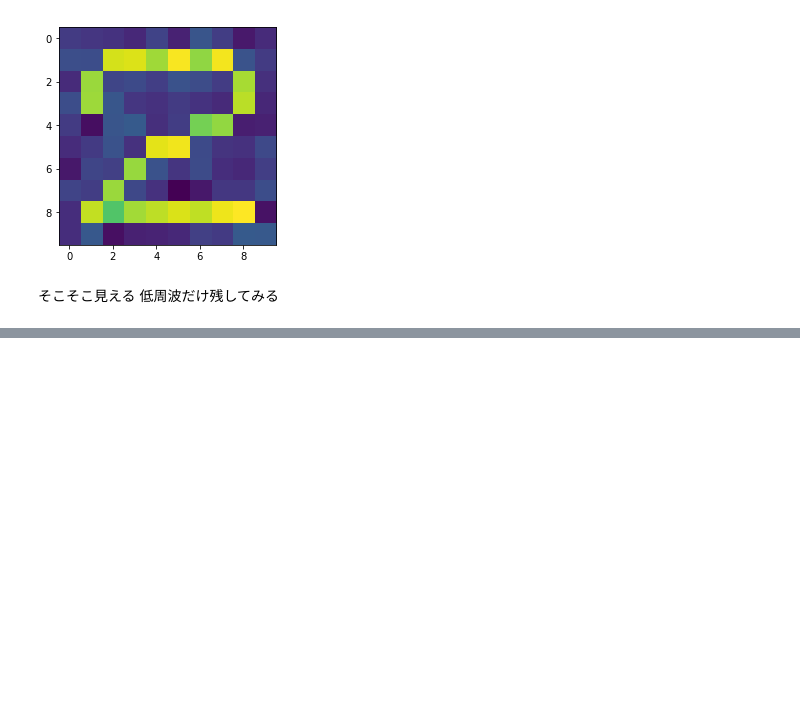
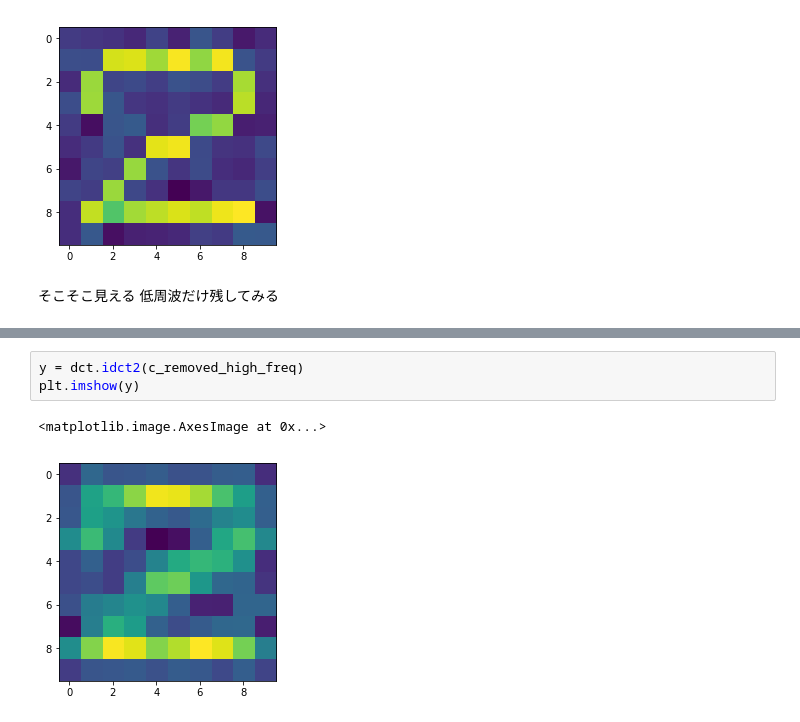
Before and after one commit to Hiroya-W/TPHLCT_and_DMLCT, a Jupyter notebook: 2次元DCT.ipynb, the cells around one changed output, grey strips where cells are left out. Drawn from its saved outputs; the diff is of its cells as text; blank space fills up the shorter version.

```diff
--- a/2次元DCT.ipynb
+++ b/2次元DCT.ipynb
@@ -147,0 +276,6 @@ plt.imshow(y)
+# %%
+y = dct.idct2(c_removed_high_freq)
+plt.imshow(y)
+# %% [output]
+<matplotlib.image.AxesImage at 0x...>
+[figure, added]
```
Also changed, not shown: parts of 4 cells of this notebook.
